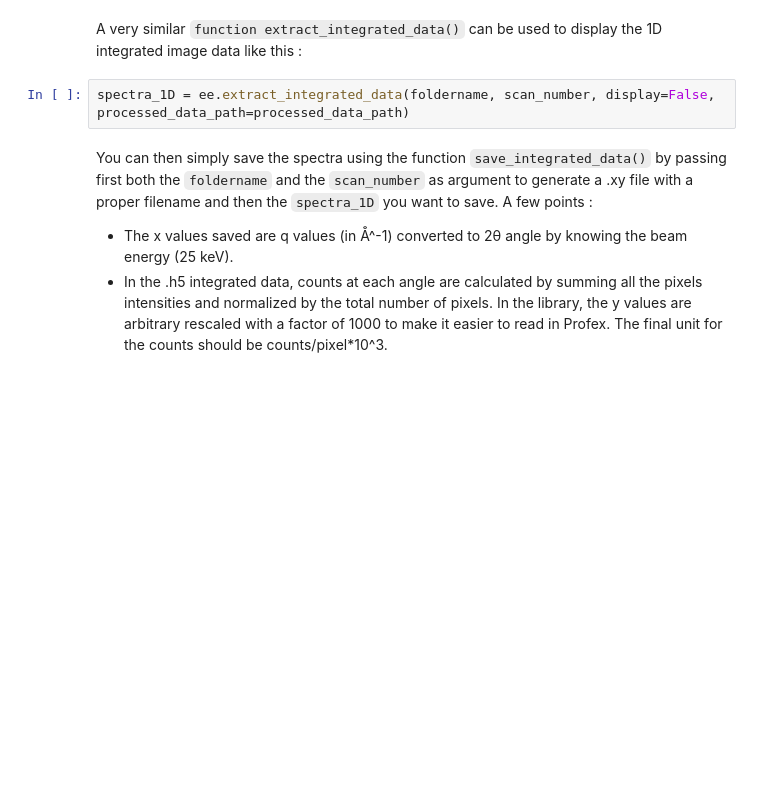
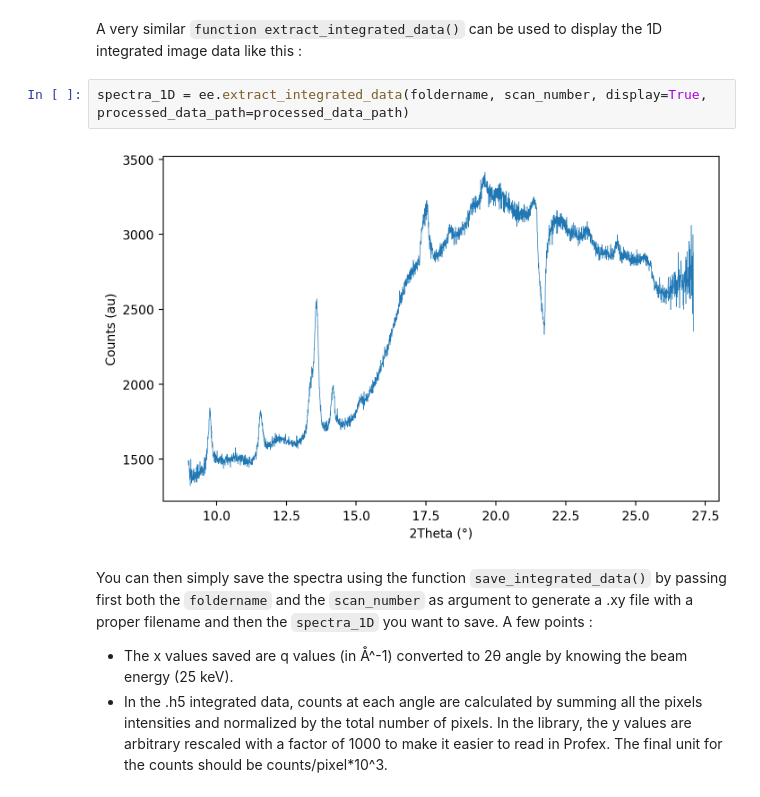
Before and after one commit to Escouflenfer/Extract_ESRF_Data, a Jupyter notebook: Extract_ESRF-Data.ipynb, the cells around one changed output. Saved outputs shown, nothing was run; the diff lists cells and outputs as text; blank space fills up the shorter version.

```diff
--- a/Extract_ESRF-Data.ipynb
+++ b/Extract_ESRF-Data.ipynb
@@ -62,7 +62,9 @@ image_2D, metadata = ee.extract_CdTe_data(foldername, scan_number, display=True,
 # %% [markdown]
 A very similar `function extract_integrated_data()` can be used to display the 1D integrated image data like this :
 # %%
-spectra_1D = ee.extract_integrated_data(foldername, scan_number, display=False, processed_data_path=processed_data_path)
+spectra_1D = ee.extract_integrated_data(foldername, scan_number, display=True, processed_data_path=processed_data_path)
+# %% [output]
+[figure, added]
 # %% [markdown]
 You can then simply save the spectra using the function `save_integrated_data()` by passing first both the `foldername` and the `scan_number` as argument to generate a .xy file with a proper filename and then the `spectra_1D` you want to save. A few points :
 - The x values saved are q values (in Å^-1) converted to 2θ angle by knowing the beam energy (25 keV).
```
Also changed, not shown: parts of 9 cells of this notebook, 1 other file.
